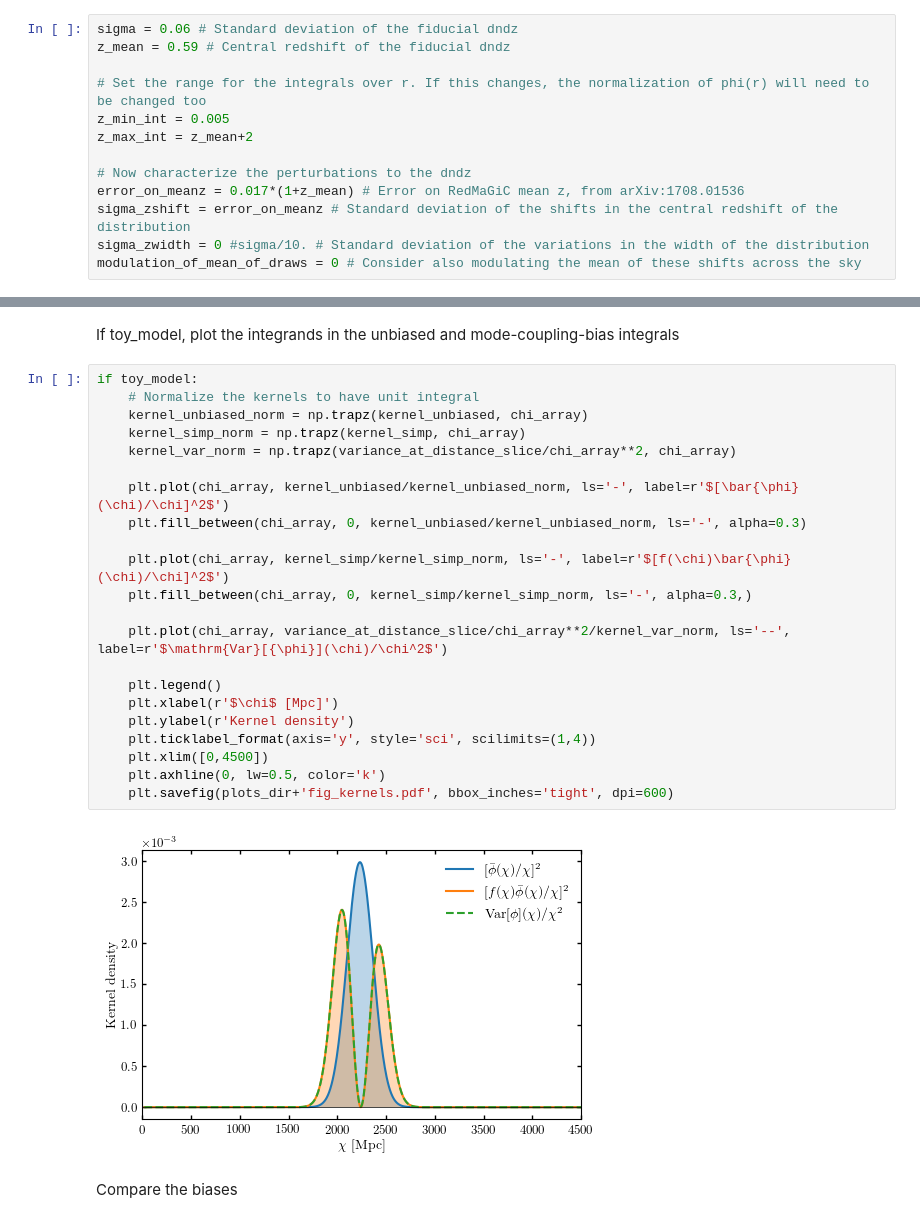
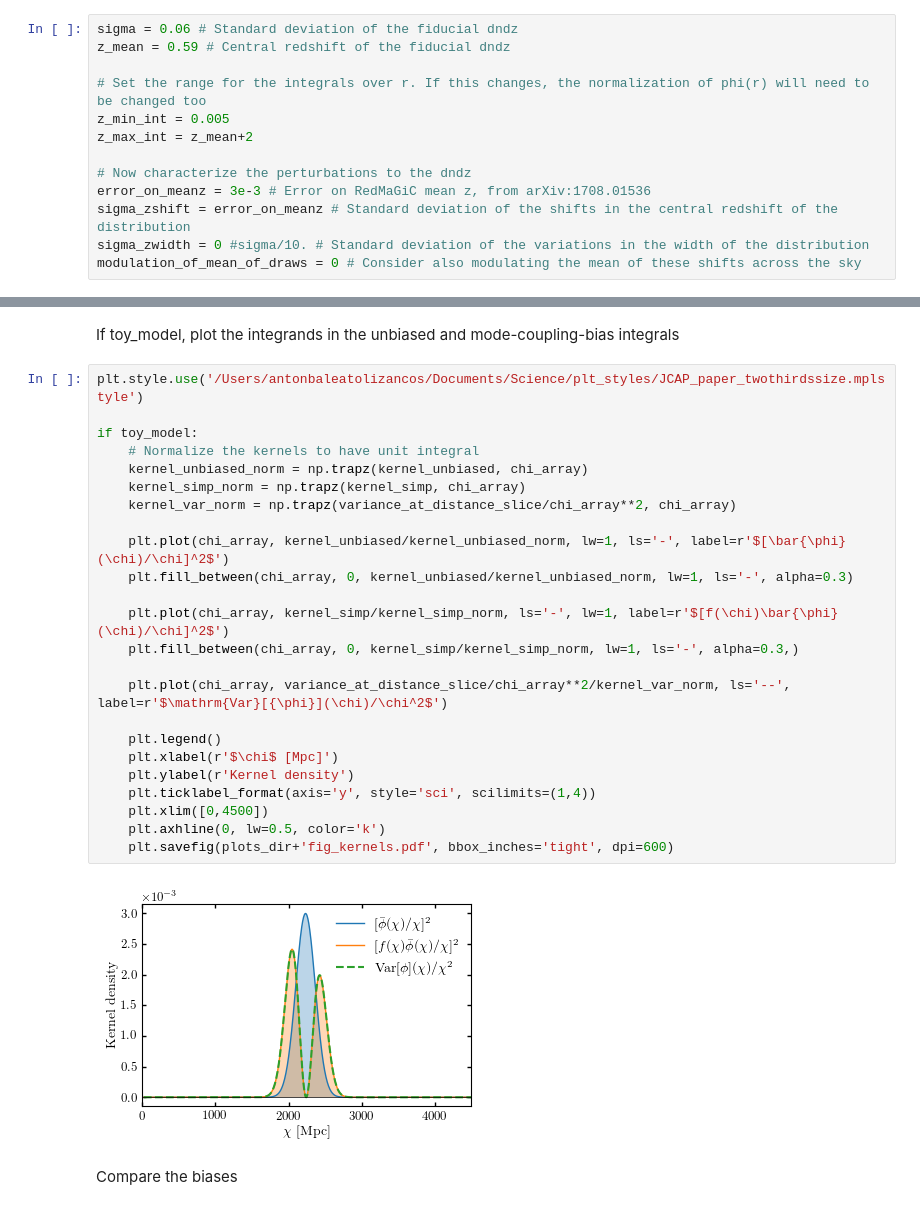
Before and after one commit to abaleato/CARDiAC, a Jupyter notebook: notebooks_for_paper/compute_gal_clustering_biases.ipynb, the cells around one changed output, grey strips where cells are left out. Saved outputs shown, nothing was run; the diff lists cells and outputs as text.

```diff
--- a/notebooks_for_paper/compute_gal_clustering_biases.ipynb
+++ b/notebooks_for_paper/compute_gal_clustering_biases.ipynb
@@ -33,7 +33,7 @@ z_min_int = 0.005
 z_max_int = z_mean+2
 
 # Now characterize the perturbations to the dndz
-error_on_meanz = 0.017*(1+z_mean) # Error on RedMaGiC mean z, from arXiv:1708.01536
+error_on_meanz = 3e-3 # Error on RedMaGiC mean z, from arXiv:1708.01536
 sigma_zshift = error_on_meanz # Standard deviation of the shifts in the central redshift of the distribution
 sigma_zwidth = 0 #sigma/10. # Standard deviation of the variations in the width of the distribution
 modulation_of_mean_of_draws = 0 # Consider also modulating the mean of these shifts across the sky
@@ -782,29 +782,31 @@ Working on l=1000; iteration 10/10
 # %% [markdown]
 If toy_model, plot the integrands in the unbiased and mode-coupling-bias integrals
 # %%
+plt.style.use('/Users/antonbaleatolizancos/Documents/Science/plt_styles/JCAP_paper_twothirdssize.mplstyle')
+
 if toy_model:
     # Normalize the kernels to have unit integral
     kernel_unbiased_norm = np.trapz(kernel_unbiased, chi_array)
     kernel_simp_norm = np.trapz(kernel_simp, chi_array)
     kernel_var_norm = np.trapz(variance_at_distance_slice/chi_array**2, chi_array)
 
-    plt.plot(chi_array, kernel_unbiased/kernel_unbiased_norm, ls='-', label=r'$[\bar{\phi}(\chi)/\chi]^2$')
-    plt.fill_between(chi_array, 0, kernel_unbiased/kernel_unbiased_norm, ls='-', alpha=0.3)
+    plt.plot(chi_array, kernel_unbiased/kernel_unbiased_norm, lw=1, ls='-', label=r'$[\bar{\phi}(\chi)/\chi]^2$')
+    plt.fill_between(chi_array, 0, kernel_unbiased/kernel_unbiased_norm, lw=1, ls='-', alpha=0.3)
 
-    plt.plot(chi_array, kernel_simp/kernel_simp_norm, ls='-', label=r'$[f(\chi)\bar{\phi}(\chi)/\chi]^2$')
-    plt.fill_between(chi_array, 0, kernel_simp/kernel_simp_norm, ls='-', alpha=0.3,)
+    plt.plot(chi_array, kernel_simp/kernel_simp_norm, ls='-', lw=1, label=r'$[f(\chi)\bar{\phi}(\chi)/\chi]^2$')
+    plt.fill_between(chi_array, 0, kernel_simp/kernel_simp_norm, lw=1, ls='-', alpha=0.3,)
 
     plt.plot(chi_array, variance_at_distance_slice/chi_array**2/kernel_var_norm, ls='--', label=r'$\mathrm{Var}[{\phi}](\chi)/\chi^2$')
 
     plt.legend()
     plt.xlabel(r'$\chi$ [Mpc]')
     plt.ylabel(r'Kernel density')
     plt.ticklabel_format(axis='y', style='sci', scilimits=(1,4))
     plt.xlim([0,4500])
     plt.axhline(0, lw=0.5, color='k')
     plt.savefig(plots_dir+'fig_kernels.pdf', bbox_inches='tight', dpi=600)
 # %% [output]
-[figure, old version]
+[figure, new version]
 # %% [markdown]
 Compare the biases
 # %%
```
Also changed, not shown: parts of 10 cells of this notebook, 2 other files.
